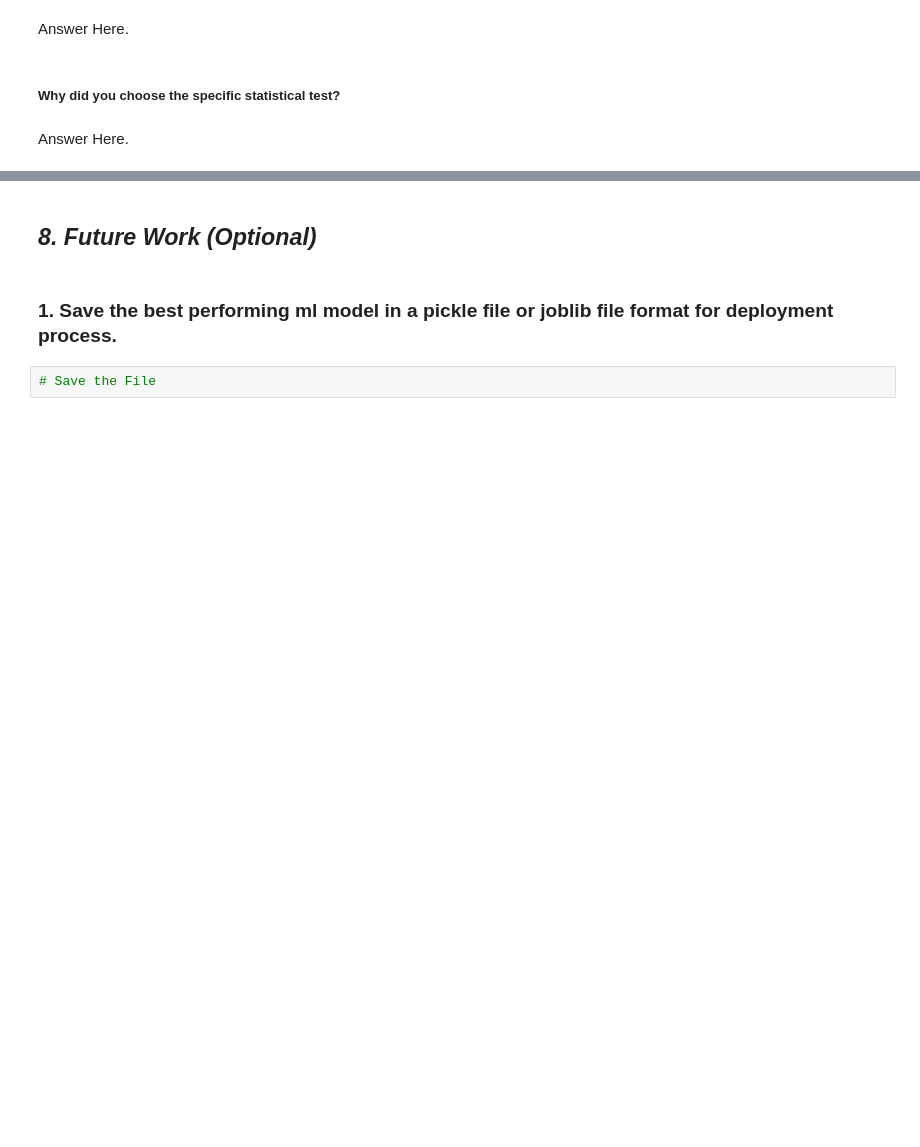
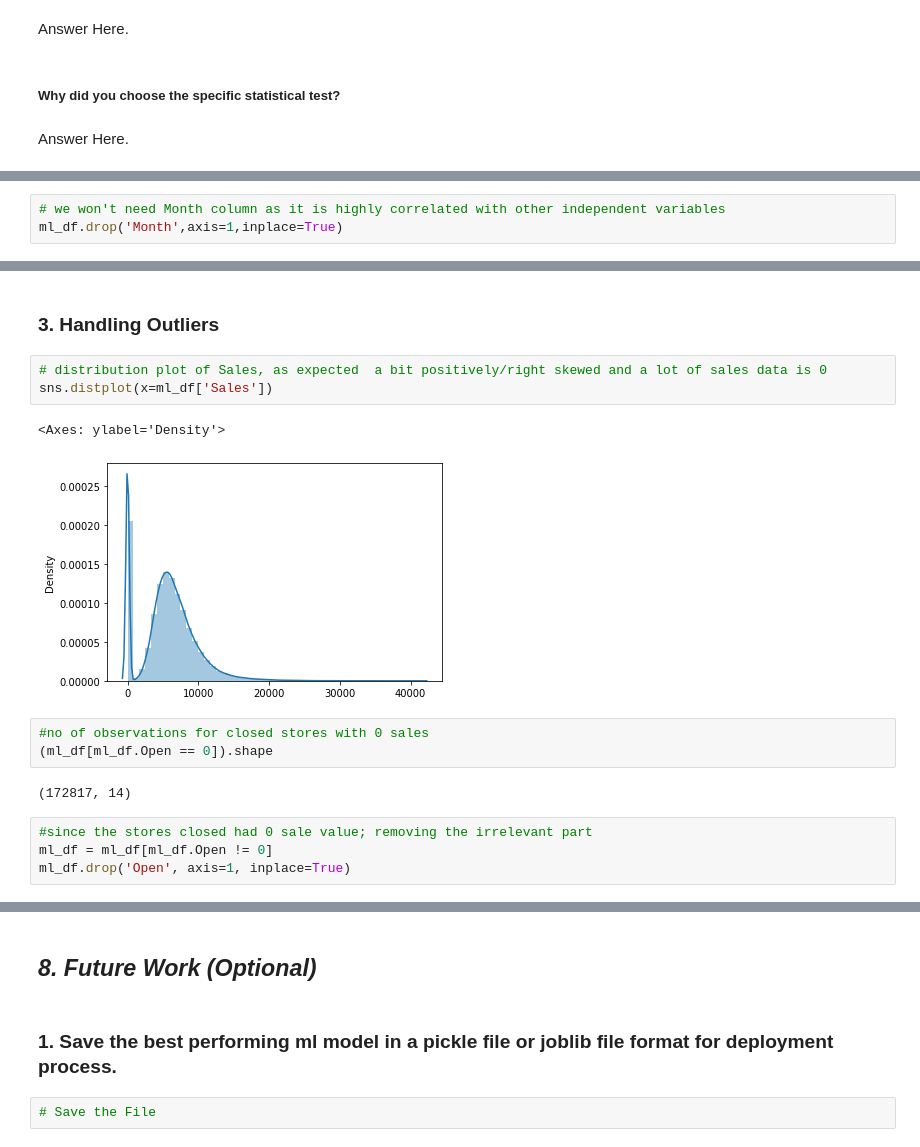
Before and after one commit to Rajat-Sri/Capstone---2---Rossmann-Sales-Prediction-Regression-Model, a Jupyter notebook: Rossmann_Sales_Prediction_Regression_Model.ipynb, the cells around one changed output, grey strips where cells are left out. Cells and saved outputs as stored; diff of their text form; blank space fills up the shorter version.

```diff
--- a/Rossmann_Sales_Prediction_Regression_Model.ipynb
+++ b/Rossmann_Sales_Prediction_Regression_Model.ipynb
@@ -1036,0 +1176,3 @@ Answer Here.
+# %%
+# we won't need Month column as it is highly correlated with other independent variables
+ml_df.drop('Month',axis=1,inplace=True)
@@ -1036,0 +1193,17 @@ Answer Here.
+# %% [markdown]
+### 3. Handling Outliers
+# %%
+# distribution plot of Sales, as expected  a bit positively/right skewed and a lot of sales data is 0
+sns.distplot(x=ml_df['Sales'])
+# %% [output]
+<Axes: ylabel='Density'>
+[figure, added]
+# %%
+#no of observations for closed stores with 0 sales
+(ml_df[ml_df.Open == 0]).shape
+# %% [output]
+(172817, 14)
+# %%
+#since the stores closed had 0 sale value; removing the irrelevant part
+ml_df = ml_df[ml_df.Open != 0]
+ml_df.drop('Open', axis=1, inplace=True)
```
Also changed, not shown: parts of 57 cells of this notebook.
